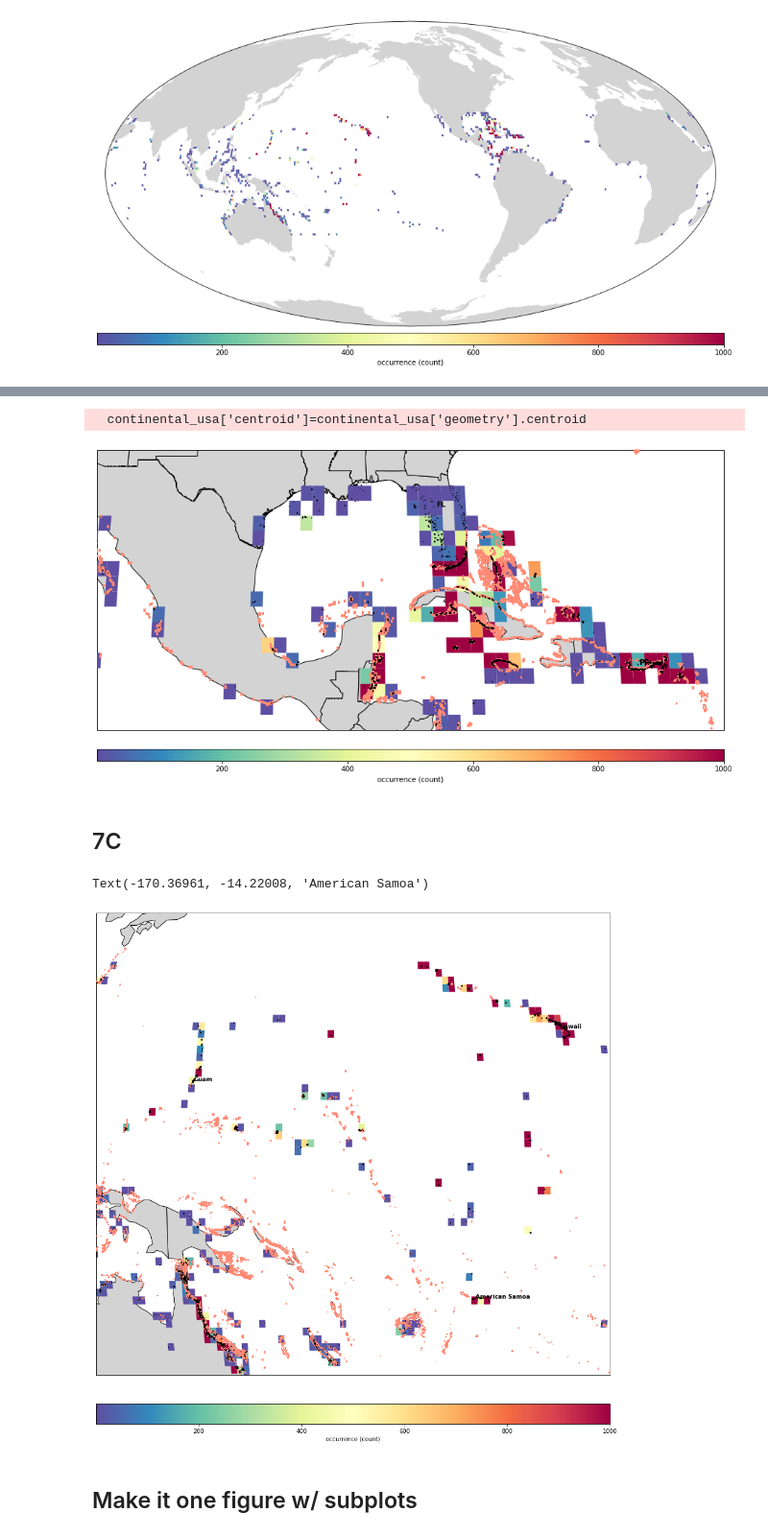
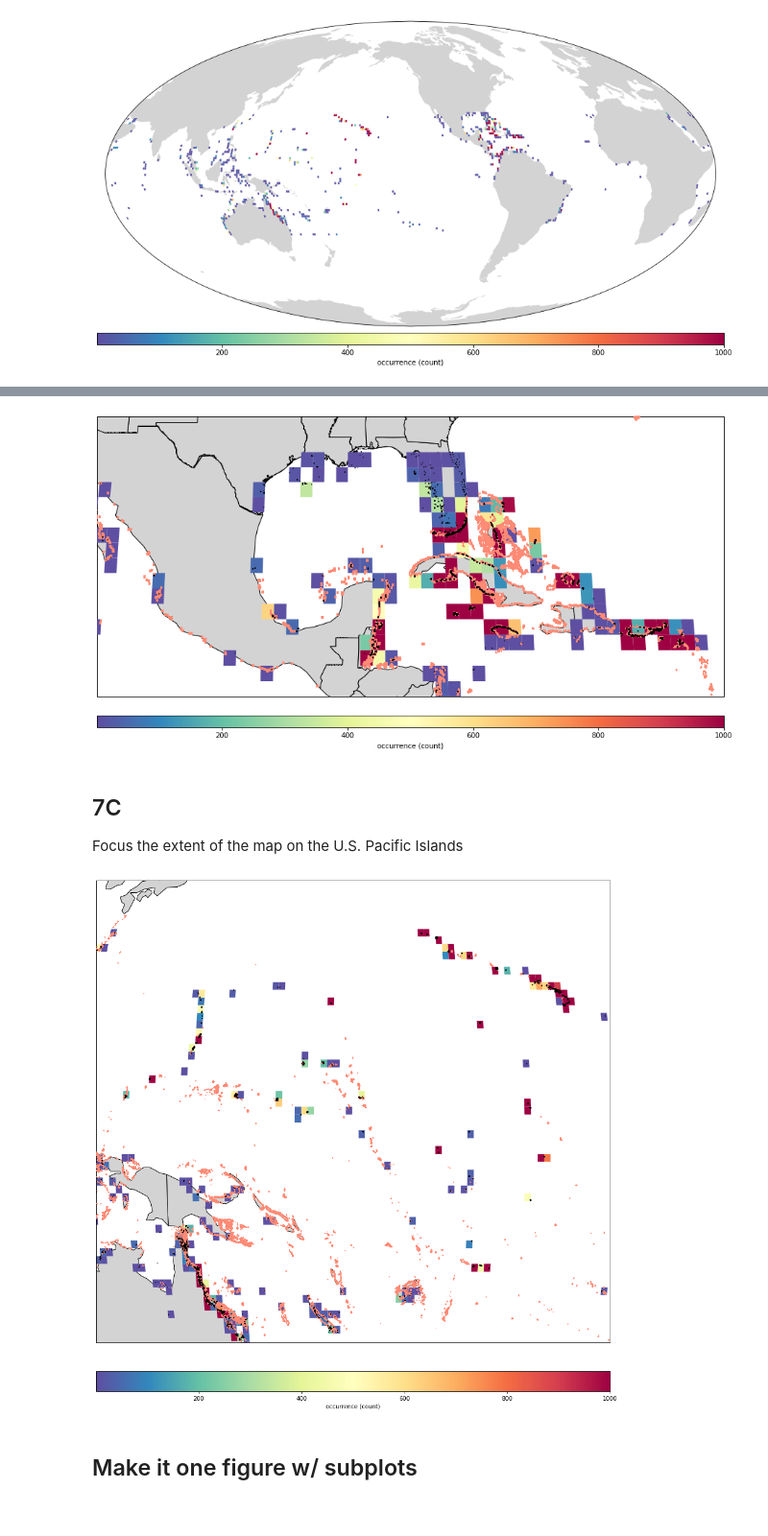
Before and after one commit to MathewBiddle/bio_ice, a Jupyter notebook: create_map_from_OBIS_API.ipynb, the cells around one changed output, grey strips where cells are left out. Shown at 96% size. Cells and saved outputs as stored; diff of their text form; code cells hidden in the pictures.

```diff
--- a/create_map_from_OBIS_API.ipynb
+++ b/create_map_from_OBIS_API.ipynb
@@ -350,31 +359,32 @@ ax.set_extent(extent)
 
 ax.outline_patch.set_visible(True)
 
-ax.text(-82.49747 28.62844, 'Florida',
-                transform=ccrs.Geodetic(),
-                zorder=11,
-                fontdict={'fontweight':'semibold'},
-                #bbox=dict(facecolor='sandybrown', alpha=0.5, boxstyle='round'),
-       )
+# ax.text(-82.49747 28.62844, 'Florida',
+#                 transform=ccrs.Geodetic(),
+#                 zorder=11,
+#                 fontdict={'fontweight':'semibold'},
+#                 #bbox=dict(facecolor='sandybrown', alpha=0.5, boxstyle='round'),
+#        )
 
-ax.text(-66.46502, 18.22203, 'Puerto Rico',
-                transform=ccrs.Geodetic(),
-                zorder=11,
-                fontdict={'fontweight':'semibold'},
-                #bbox=dict(facecolor='sandybrown', alpha=0.5, boxstyle='round'),
-       )
+# ax.text(-66.46502, 18.22203, 'Puerto Rico',
+#                 transform=ccrs.Geodetic(),
+#                 zorder=11,
+#                 fontdict={'fontweight':'semibold'},
+#                 #bbox=dict(facecolor='sandybrown', alpha=0.5, boxstyle='round'),
+#        )
 
-ax.text(-64.80205 17.96902, 'United States Virgin Islands',
-                transform=ccrs.Geodetic(),
-                zorder=11,
-                fontdict={'fontweight':'semibold'},
-                #bbox=dict(facecolor='sandybrown', alpha=0.5, boxstyle='round'),
-       )
+# ax.text(-64.80205 17.96902, 'United States Virgin Islands',
+#                 transform=ccrs.Geodetic(),
+#                 zorder=11,
+#                 fontdict={'fontweight':'semibold'},
+#                 #bbox=dict(facecolor='sandybrown', alpha=0.5, boxstyle='round'),
+#        )
 # %% [output]
-  continental_usa['centroid']=continental_usa['geometry'].centroid
 [figure]
 # %% [markdown]
 ## 7C
+
+Focus the extent of the map on the U.S. Pacific Islands
 # %%
 import geoplot
 import geoplot.crs as gcrs
@@ -424,53 +434,52 @@ extent = [-230, -149, -19, 29]
 ax.set_extent(extent)
 
 ax.add_wms(wms='https://gis.unep-wcmc.org/arcgis/services/marine/WCMC_008_CoralReefs_WMS/MapServer/WMSServer?request=GetCapabilities&service=WMS',
           layers=['0','1'],
           zorder=5,
           )
 
 def identity_scale(minval, maxval):
     def scalar(val):
         return 0.5
     return scalar
 
 geoplot.pointplot(
     gdf,
     scale=gdf.index,
     scale_func=identity_scale,
     color='black',
     edgecolor=None,
     projection=projection,
     zorder=10,
     ax=ax,
 )
 
 ax.set_extent(extent)
 
 ax.outline_patch.set_visible(True)
 
-ax.text(-156.36302, 20.25471, 'Hawaii',
-                transform=ccrs.Geodetic(),
-                zorder=11,
-                fontdict={'fontweight':'semibold'},
-                #bbox=dict(facecolor='sandybrown', alpha=0.5, boxstyle='round'),
-       )
+# ax.text(-156.36302, 20.25471, 'Hawaii',
+#                 transform=ccrs.Geodetic(),
+#                 zorder=11,
+#                 fontdict={'fontweight':'semibold'},
+#                 #bbox=dict(facecolor='sandybrown', alpha=0.5, boxstyle='round'),
+#        )
 
-ax.text(144.77415, 13.44376, 'Guam',
-                transform=ccrs.Geodetic(),
-                zorder=11,
-                fontdict={'fontweight':'semibold'},
-                #bbox=dict(facecolor='sandybrown', alpha=0.5, boxstyle='round'),
-       )
+# ax.text(144.77415, 13.44376, 'Guam',
+#                 transform=ccrs.Geodetic(),
+#                 zorder=11,
+#                 fontdict={'fontweight':'semibold'},
+#                 #bbox=dict(facecolor='sandybrown', alpha=0.5, boxstyle='round'),
+#        )
 
-ax.text(-170.36961, -14.22008, 'American Samoa',
-                transform=ccrs.Geodetic(),
-                zorder=11,
-                fontdict={'fontweight':'semibold'},
-                #bbox=dict(facecolor='sandybrown', alpha=0.5, boxstyle='round'),
-       )
+# ax.text(-170.36961, -14.22008, 'American Samoa',
+#                 transform=ccrs.Geodetic(),
+#                 zorder=11,
+#                 fontdict={'fontweight':'semibold'},
+#                 #bbox=dict(facecolor='sandybrown', alpha=0.5, boxstyle='round'),
+#        )
 # %% [output]
-Text(-170.36961, -14.22008, 'American Samoa')
-[figure, old version]
+[figure, new version]
 # %% [markdown]
 ## Make it one figure w/ subplots
 # %%
```
Also changed, not shown: parts of 5 cells of this notebook, 1 other file.
